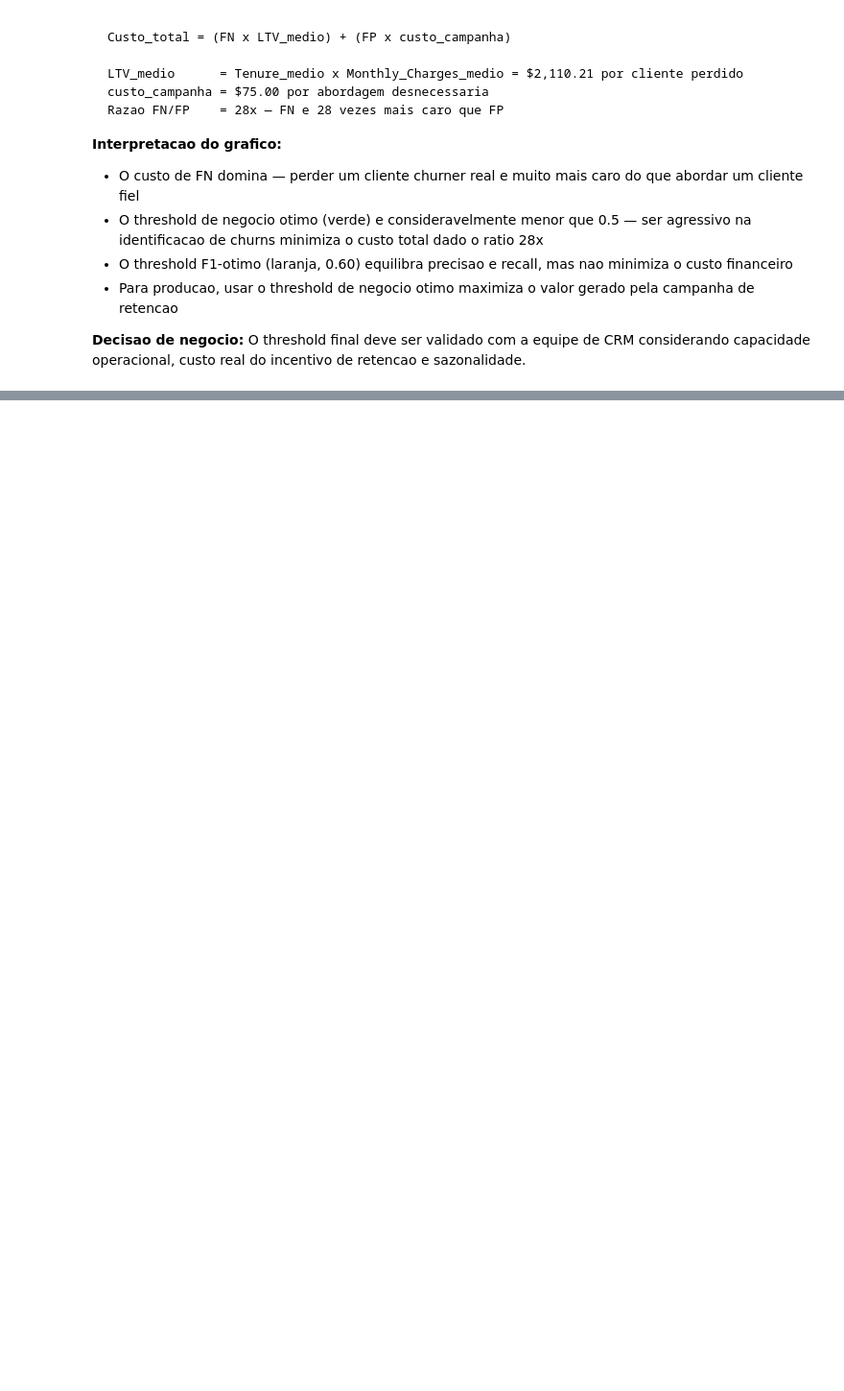
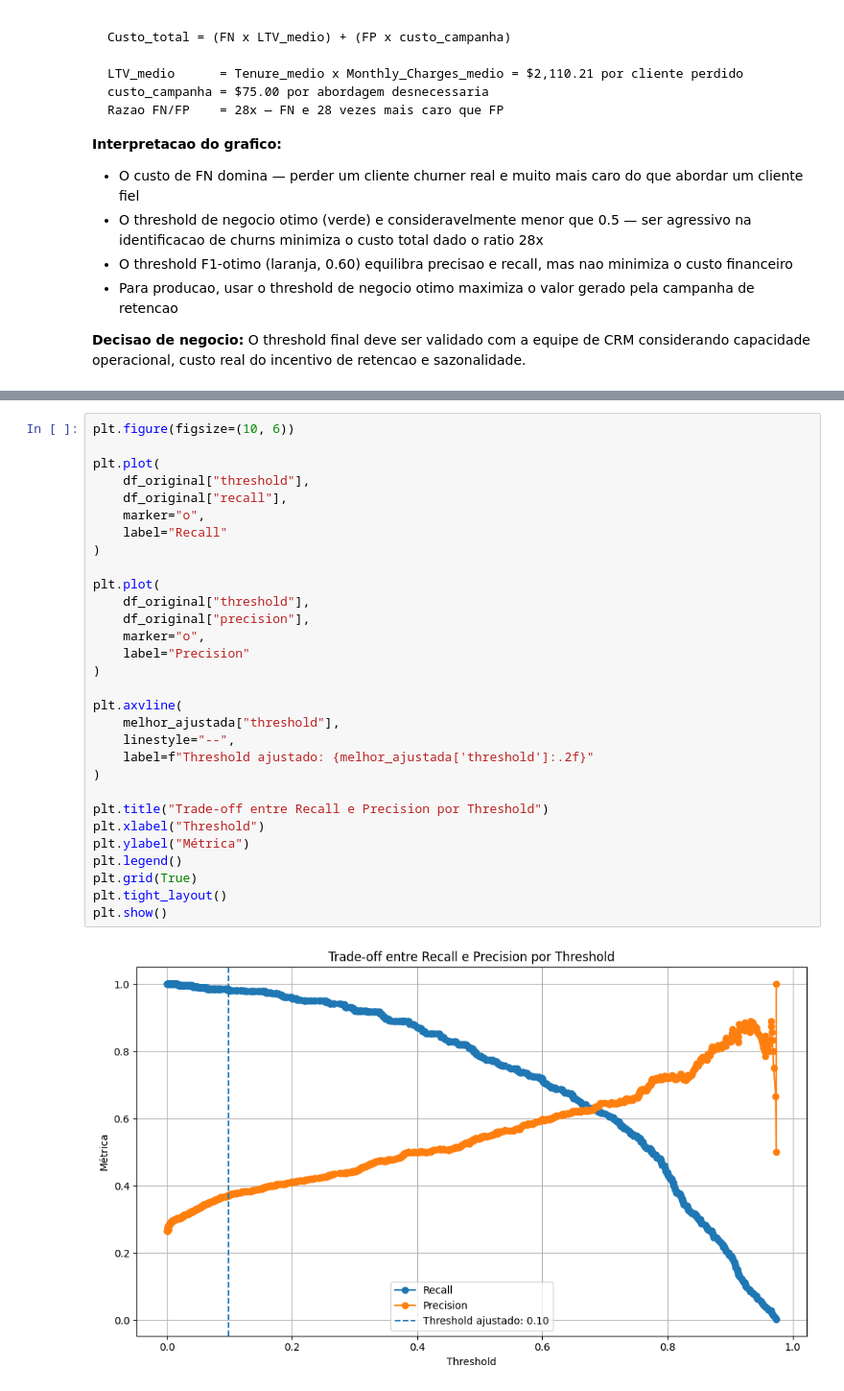
Before and after one commit to eeyamazaki/telco-churn-mlp, a Jupyter notebook: notebooks/04_mlp.ipynb, the cells around one changed output, grey strips where cells are left out. Shown at 96% size. Drawn from its saved outputs; the diff is of its cells as text; blank space fills up the shorter version.

```diff
--- a/notebooks/04_mlp.ipynb
+++ b/notebooks/04_mlp.ipynb
@@ -644,0 +814,32 @@ O threshold final deve ser validado com a equipe de CRM considerando capacidade
+# %%
+plt.figure(figsize=(10, 6))
+
+plt.plot(
+    df_original["threshold"],
+    df_original["recall"],
+    marker="o",
+    label="Recall"
+)
+
+plt.plot(
+    df_original["threshold"],
+    df_original["precision"],
+    marker="o",
+    label="Precision"
+)
+
+plt.axvline(
+    melhor_ajustada["threshold"],
+    linestyle="--",
+    label=f"Threshold ajustado: {melhor_ajustada['threshold']:.2f}"
+)
+
+plt.title("Trade-off entre Recall e Precision por Threshold")
+plt.xlabel("Threshold")
+plt.ylabel("Métrica")
+plt.legend()
+plt.grid(True)
+plt.tight_layout()
+plt.show()
+# %% [output]
+[figure, added]
```
Also changed, not shown: parts of 12 cells of this notebook, 49 other files.
